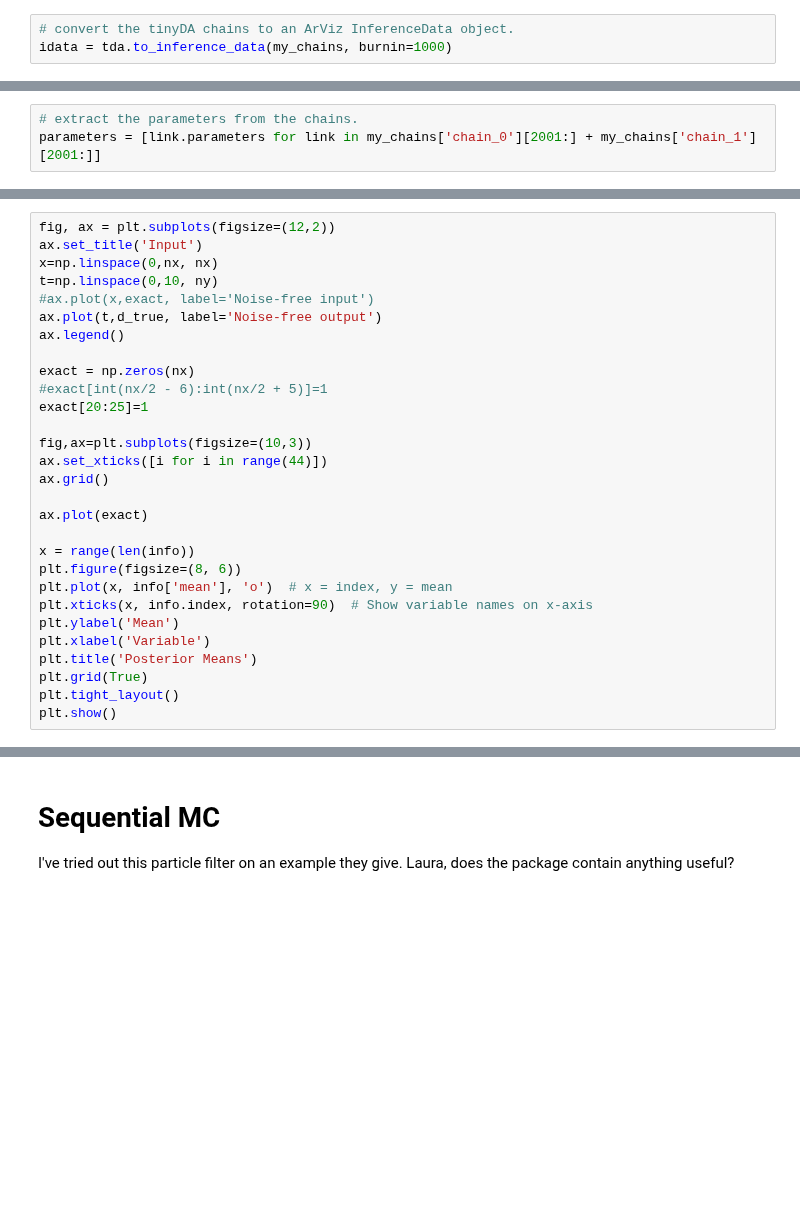
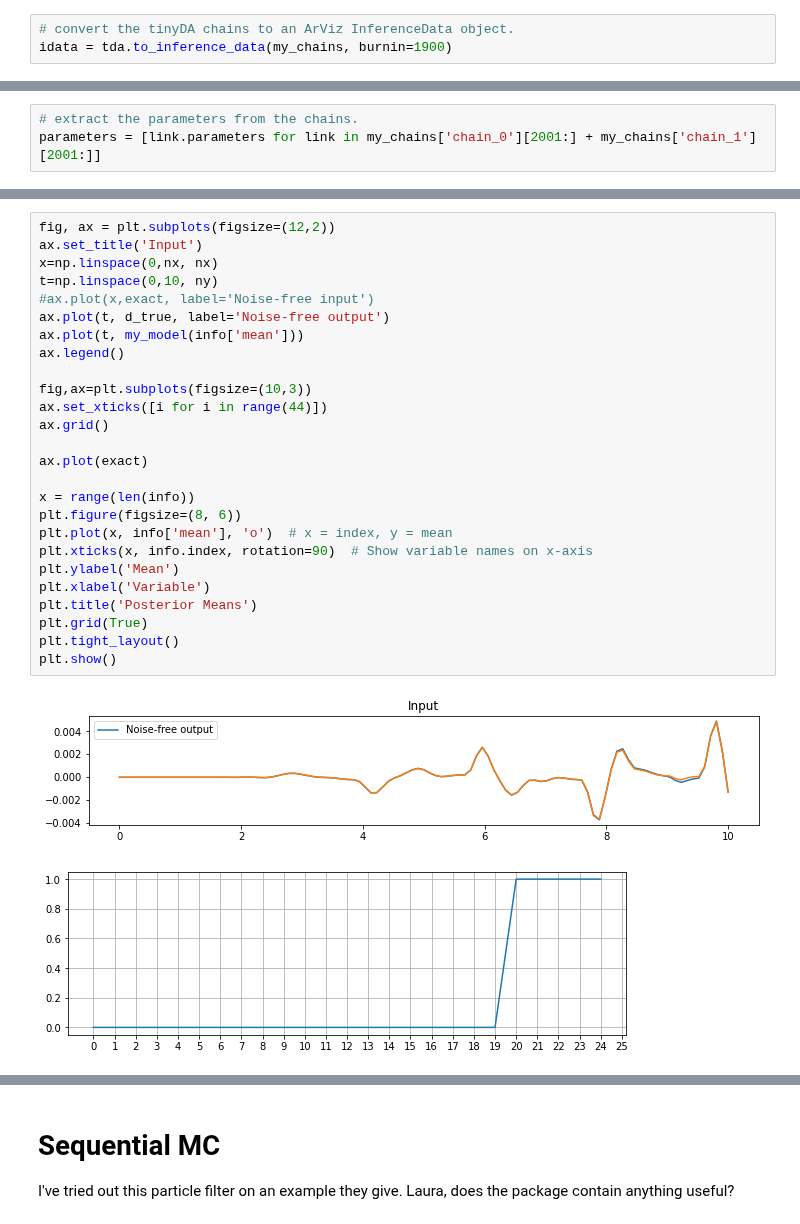
Before and after one commit to UM-Bridge/benchmarks, a Jupyter notebook: models/acoustic_gravity/tinyDA-acoustic.ipynb, the cells around one changed output, grey strips where cells are left out. Saved outputs shown, nothing was run; the diff lists cells and outputs as text; blank space fills up the shorter version.

```diff
--- a/models/acoustic_gravity/tinyDA-acoustic.ipynb
+++ b/models/acoustic_gravity/tinyDA-acoustic.ipynb
@@ -220,7 +238,7 @@ my_chains = tda.sample(my_posterior, my_proposal, iterations=10, n_chains=2, for
 import arviz as az
 # %%
 # convert the tinyDA chains to an ArViz InferenceData object.
-idata = tda.to_inference_data(my_chains, burnin=1000)
+idata = tda.to_inference_data(my_chains, burnin=1900)
 # %%
 # display posterior summary statistics.
 info = az.summary(idata)
@@ -248,29 +317,29 @@ plt.show()
 # %%
 fig, ax = plt.subplots(figsize=(12,2))
 ax.set_title('Input')
 x=np.linspace(0,nx, nx)
 t=np.linspace(0,10, ny)
 #ax.plot(x,exact, label='Noise-free input')
-ax.plot(t,d_true, label='Noise-free output')
+ax.plot(t, d_true, label='Noise-free output')
+ax.plot(t, my_model(info['mean']))
 ax.legend()
-
-exact = np.zeros(nx)
-#exact[int(nx/2 - 6):int(nx/2 + 5)]=1
-exact[20:25]=1
 
 fig,ax=plt.subplots(figsize=(10,3))
 ax.set_xticks([i for i in range(44)])
 ax.grid()
 
 ax.plot(exact)
 
 x = range(len(info))
 plt.figure(figsize=(8, 6))
 plt.plot(x, info['mean'], 'o')  # x = index, y = mean
 plt.xticks(x, info.index, rotation=90)  # Show variable names on x-axis
 plt.ylabel('Mean')
 plt.xlabel('Variable')
 plt.title('Posterior Means')
 plt.grid(True)
 plt.tight_layout()
 plt.show()
+# %% [output]
+[figure, added]
+[figure, added]
```
Also changed, not shown: parts of 17 cells of this notebook.
